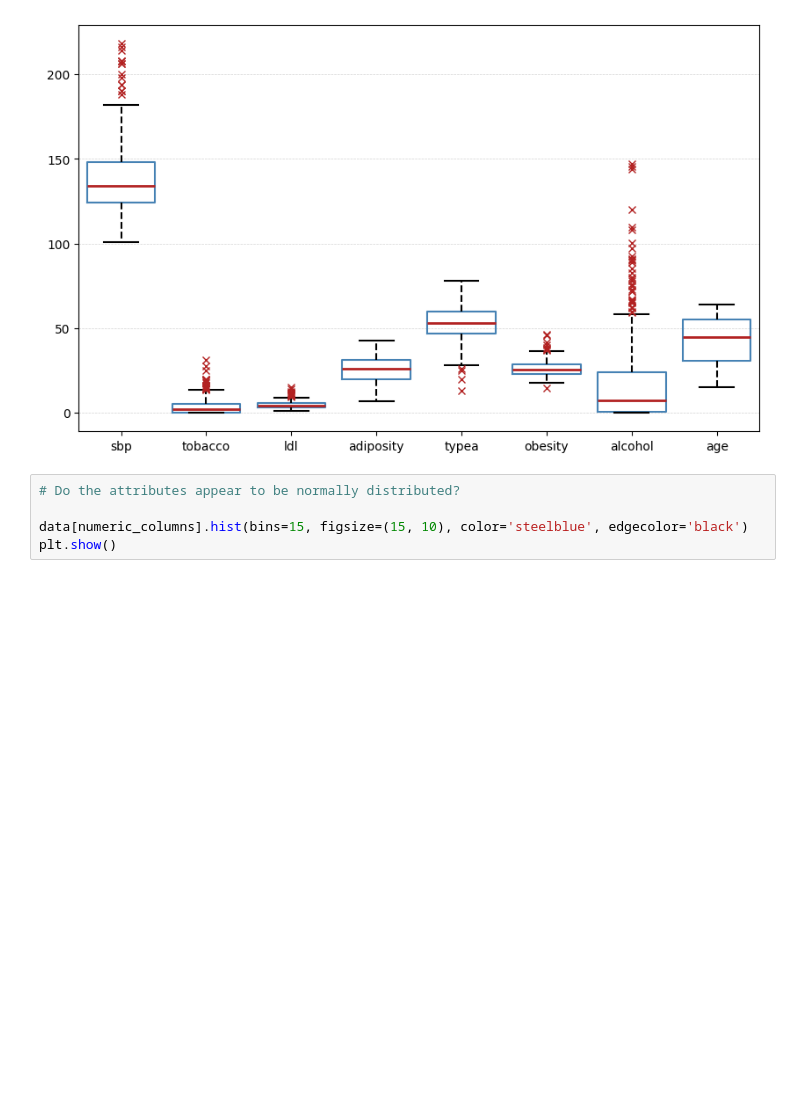
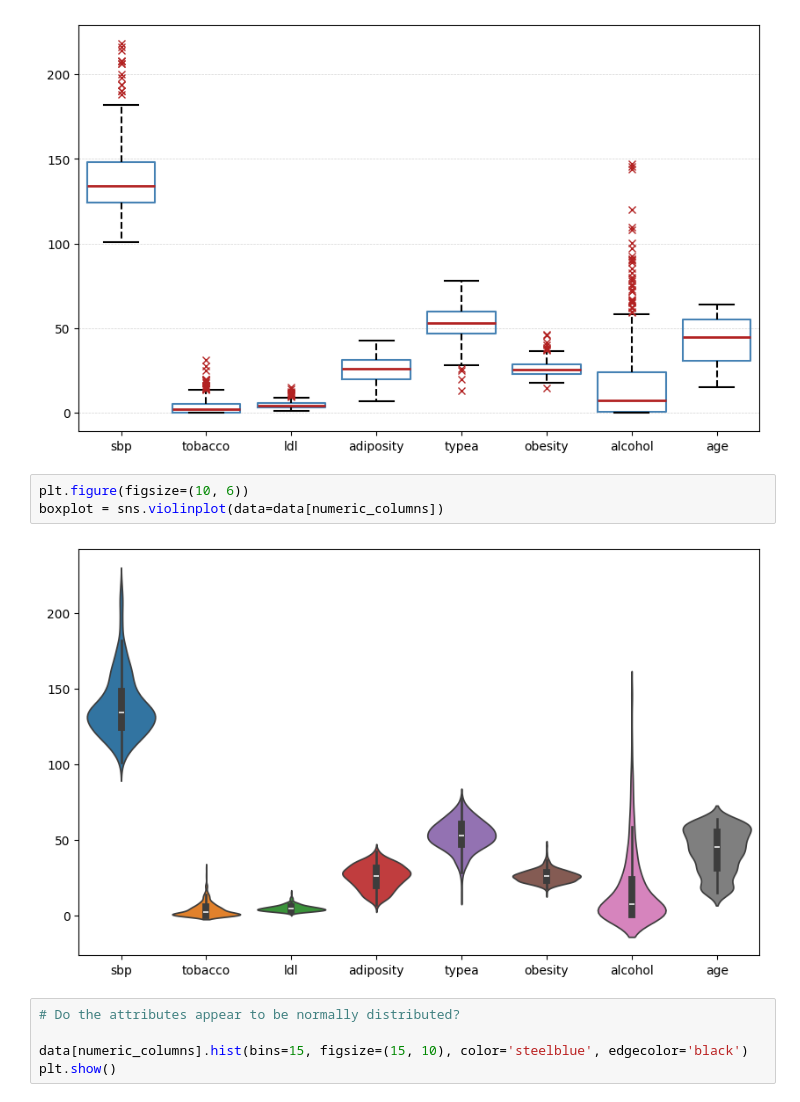
Before and after one commit to s243933/Introduction-to-ML-and-Data-Mining, a Jupyter notebook: EDA.ipynb, the cells around one changed output. Cells and saved outputs as stored; diff of their text form; blank space fills up the shorter version.

Commit message:
violin plot

```diff
--- a/EDA.ipynb
+++ b/EDA.ipynb
@@ -64,6 +64,11 @@ plt.xticks()
 plt.show()
 # %% [output]
 [figure]
+# %%
+plt.figure(figsize=(10, 6))
+boxplot = sns.violinplot(data=data[numeric_columns])
+# %% [output]
+[figure, added]
 # %%
 # Do the attributes appear to be normally distributed?
 
```
